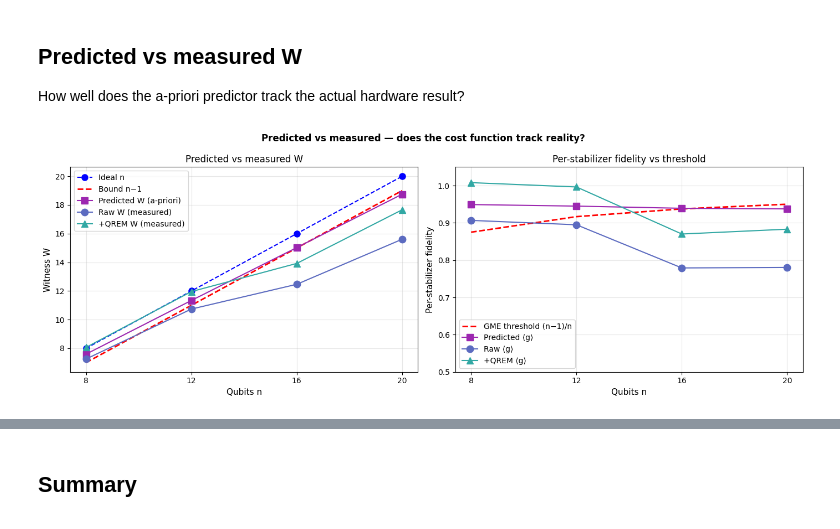
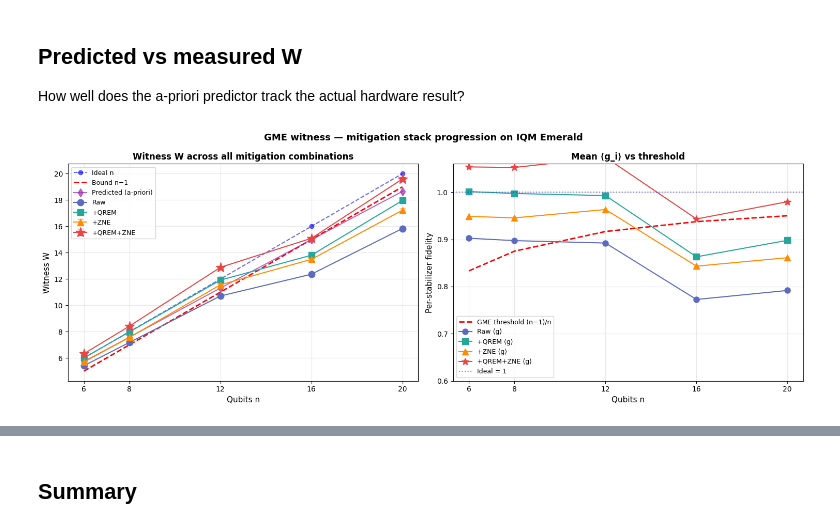
Before and after one commit to GrigoVyd/iqm_qte, a Jupyter notebook: experiments/05_showcase.ipynb, the cells around one changed output, grey strips where cells are left out. Cells and saved outputs as stored; diff of their text form; code cells hidden in the pictures.

```diff
--- a/experiments/05_showcase.ipynb
+++ b/experiments/05_showcase.ipynb
@@ -271,15 +285,23 @@ n = 20:  cost=0.3982  predicted W = 18.750 / 20  (threshold 19, margin -0.0125)
 # %%
-# Visualise each chosen tree on the chip topology (exact IQM dashboard layout)
+# Visualise each chosen tree on the chip topology (exact IQM dashboard layout).
+# IMPORTANT: tree['edges'] is in PHYSICAL qubit indices (what plot expects).
+# tree['logical_edges'] is in 0..n-1 logical indices and would be wrong here.
 n_trees = len(trees)
-fig, axes = plt.subplots(2, 2, figsize=(20, 18))
+ncols = min(n_trees, 3)
+nrows = (n_trees + ncols - 1) // ncols
+fig, axes = plt.subplots(nrows, ncols, figsize=(8*ncols, 8*nrows), squeeze=False)
 for ax, (n, t) in zip(axes.flat, trees.items()):
     pw = t['predicted_W']
     plot_device_topology(
         backend, metrics=qm, cz_fidelities=cz, color_by='readout_fidelity',
-        highlight_qubits=t['qubits'], highlight_edges=t['edges'],
-        title=f'n = {n} qubits  -  cost {t["weight"]:.3f}  -  predicted W = {pw:.2f} / {n}',
+        highlight_qubits=t['qubits'],
+        highlight_edges=t['edges'],   # physical edges
+        title=f'n = {n}  -  cost {t["weight"]:.3f}  -  predW = {pw:.2f} / {n}',
         ax=ax, spotlight=True,
     )
+# Hide unused axes
+for ax in axes.flat[len(trees):]:
+    ax.set_visible(False)
 plt.suptitle('Optimal spanning trees — color = readout fidelity, red = chosen tree',
              fontsize=14, fontweight='bold', y=0.995)
 plt.tight_layout()
@@ -414,42 +495,52 @@ Max GME certified +QREM : 12 qubits
 How well does the a-priori predictor track the actual hardware result?
 # %%
 ns = [r['n'] for r in results]
-pred = [r['predicted_W'] for r in results]
-raw  = [r['W_raw']        for r in results]
-mit  = [r['W_mit']        for r in results]
-ideal = ns
-bound = [n-1 for n in ns]
+ideal_arr = ns
+bound_arr = [n-1 for n in ns]
 
-fig, axes = plt.subplots(1, 2, figsize=(14, 5))
+fig, axes = plt.subplots(1, 2, figsize=(15, 5.5))
 
 ax = axes[0]
-ax.plot(ns, ideal, 'b--o', label='Ideal n', markersize=8)
-ax.plot(ns, bound, 'r--', linewidth=2, label='Bound n−1')
-ax.plot(ns, pred, 's-', color='#9c27b0', label='Predicted W (a-priori)', markersize=9)
-ax.plot(ns, raw, 'o-', color='#5c6bc0', label='Raw W (measured)', markersize=9)
-ax.plot(ns, mit, '^-', color='#32a8a4', label='+QREM W (measured)', markersize=9)
+ax.plot(ns, ideal_arr, 'b--o', label='Ideal n', markersize=6, alpha=0.6)
+ax.plot(ns, bound_arr, 'r--', linewidth=2, label='Bound n−1')
+ax.plot(ns, [r['predicted_W'] for r in results], 'd-', color='#9c27b0',
+        label='Predicted (a-priori)', markersize=8, alpha=0.7)
+ax.plot(ns, [r['W_raw']  for r in results], 'o-', color='#5c6bc0', label='Raw',         markersize=9)
+ax.plot(ns, [r['W_qrem'] for r in results], 's-', color='#26a69a', label='+QREM',       markersize=9)
+ax.errorbar(ns, [r['W_zne'] for r in results],
+            yerr=[r['W_zne_std'] for r in results],
+            fmt='^-', color='#ff8b00', label='+ZNE',       markersize=9, capsize=4)
+ax.errorbar(ns, [r['W_qz']  for r in results],
+            yerr=[r['W_qz_std']  for r in results],
+            fmt='*-', color='#e84545', label='+QREM+ZNE',  markersize=14, capsize=4)
 ax.set_xlabel('Qubits n', fontsize=11)
 ax.set_ylabel('Witness W', fontsize=11)
-ax.set_title('Predicted vs measured W')
-ax.legend(loc='upper left')
-ax.set_xticks(ns); ax.grid(True, alpha=0.3)
+ax.set_title('Witness W across all mitigation combinations', fontweight='bold')
+ax.legend(loc='upper left', fontsize=9); ax.grid(True, alpha=0.3)
+ax.set_xticks(ns)
 
 ax = axes[1]
 ax.plot(ns, [(n-1)/n for n in ns], 'r--', linewidth=2, label='GME threshold (n−1)/n')
-ax.plot(ns, [p/n for p, n in zip(pred, ns)], 's-', color='#9c27b0', label='Predicted ⟨g⟩', markersize=9)
-ax.plot(ns, [r['stab_raw_mean'] for r in results], 'o-', color='#5c6bc0', label='Raw ⟨g⟩', markersize=9)
-ax.plot(ns, [r['stab_mit_mean'] for r in results], '^-', color='#32a8a4', label='+QREM ⟨g⟩', markersize=9)
+for key, label, color, marker in [
+    ('W_raw',  'Raw ⟨g⟩',         '#5c6bc0', 'o'),
+    ('W_qrem', '+QREM ⟨g⟩',       '#26a69a', 's'),
+    ('W_zne',  '+ZNE ⟨g⟩',        '#ff8b00', '^'),
+    ('W_qz',   '+QREM+ZNE ⟨g⟩',   '#e84545', '*'),
+]:
+    ax.plot(ns, [r[key]/r['n'] for r in results], f'{marker}-', color=color,
+            label=label, markersize=10 if marker=='*' else 8)
+ax.axhline(1.0, color='blue', linestyle=':', alpha=0.5, label='Ideal = 1')
 ax.set_xlabel('Qubits n', fontsize=11)
 ax.set_ylabel('Per-stabilizer fidelity', fontsize=11)
-ax.set_title('Per-stabilizer fidelity vs threshold')
-ax.set_xticks(ns); ax.set_ylim(0.5, 1.05); ax.grid(True, alpha=0.3)
-ax.legend(loc='lower left')
+ax.set_title('Mean ⟨g_i⟩ vs threshold', fontweight='bold')
+ax.set_xticks(ns); ax.set_ylim(0.6, 1.06); ax.grid(True, alpha=0.3)
+ax.legend(loc='lower left', fontsize=9)
 
-plt.suptitle('Predicted vs measured — does the cost function track reality?',
-             fontsize=12, fontweight='bold')
+plt.suptitle('GME witness — mitigation stack progression on IQM Emerald',
+             fontsize=13, fontweight='bold')
 plt.tight_layout()
 plt.savefig('showcase_pred_vs_actual.png', dpi=130, bbox_inches='tight')
 plt.show()
 # %% [output]
-[figure, old version]
+[figure, new version]
 # %% [markdown]
```
Also changed, not shown: parts of 13 cells of this notebook, 2 other files.
